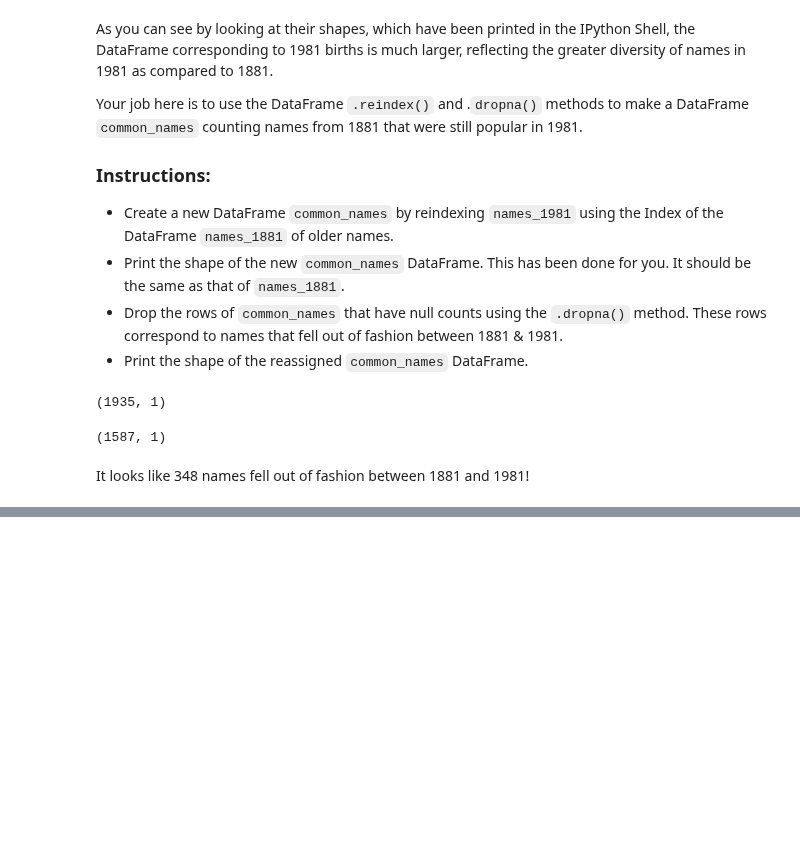
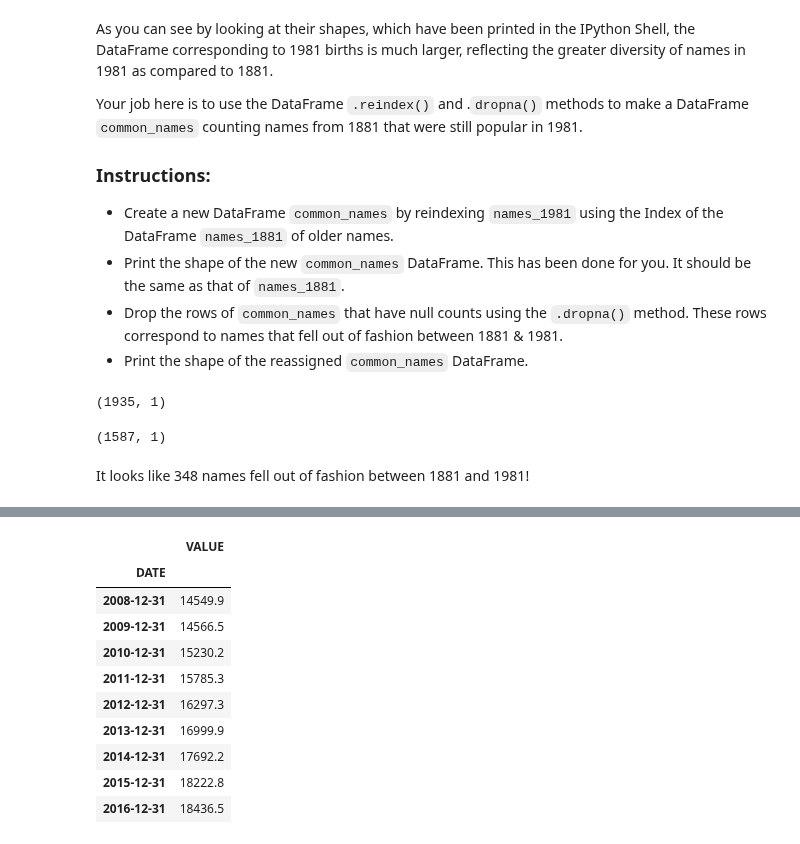
Before and after one commit to mitabunov/DataCamp_pony, a Jupyter notebook: 10_merging_DataFrames/01_Preparing_data.ipynb, the cells around one changed output, grey strips where cells are left out. Saved outputs shown, nothing was run; the diff lists cells and outputs as text; code cells hidden in the pictures; blank space fills up the shorter version.

```diff
--- a/10_merging_DataFrames/01_Preparing_data.ipynb
+++ b/10_merging_DataFrames/01_Preparing_data.ipynb
@@ -293,0 +403,18 @@ It looks like 348 names fell out of fashion between 1881 and 1981!
+# %%
+# Resample post2008 by year, keeping last(): yearly
+yearly = post2008.resample('A').last()
+
+# Print yearly
+yearly
+# %% [output]
+|  | VALUE |
+| DATE |  |
+| 2008-12-31 | 14549.9 |
+| 2009-12-31 | 14566.5 |
+| 2010-12-31 | 15230.2 |
+| 2011-12-31 | 15785.3 |
+| 2012-12-31 | 16297.3 |
+| 2013-12-31 | 16999.9 |
+| 2014-12-31 | 17692.2 |
+| 2015-12-31 | 18222.8 |
+| 2016-12-31 | 18436.5 |
```
Also changed, not shown: parts of 17 cells of this notebook, 11 other files.
